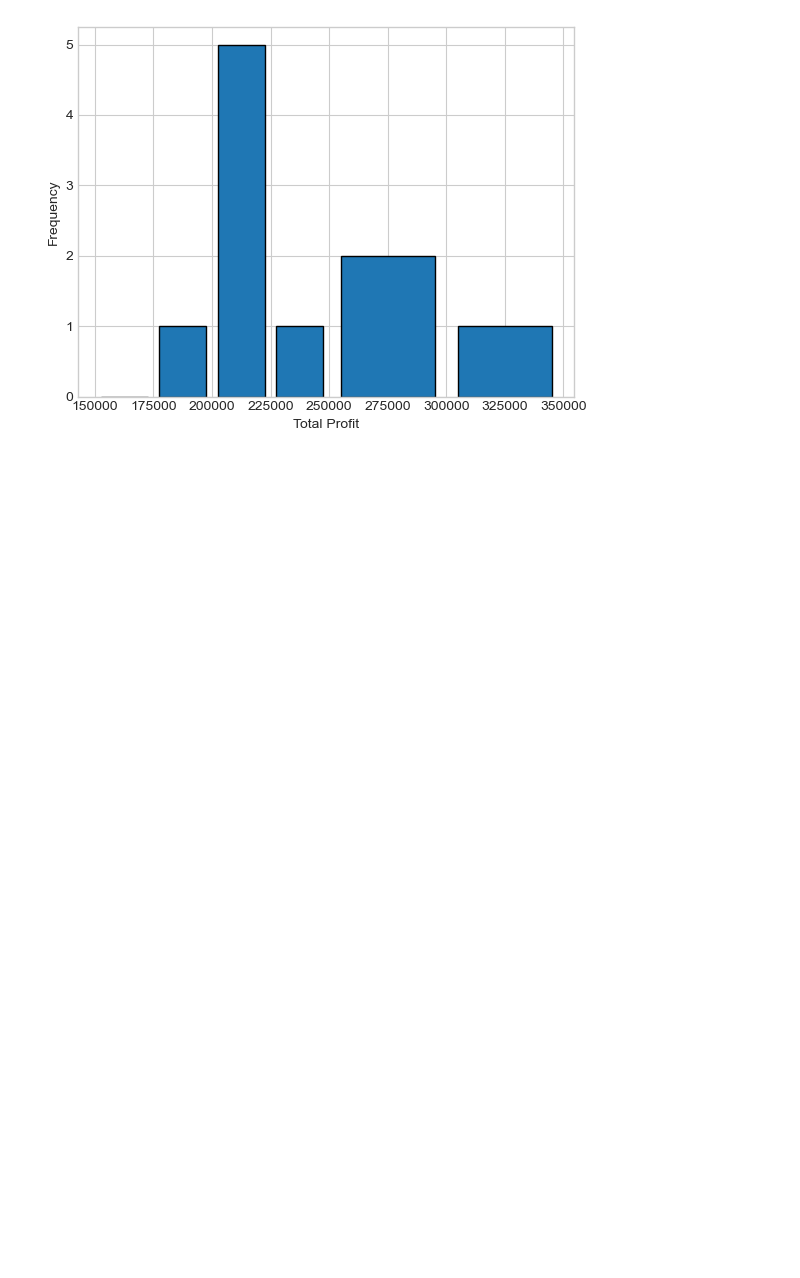
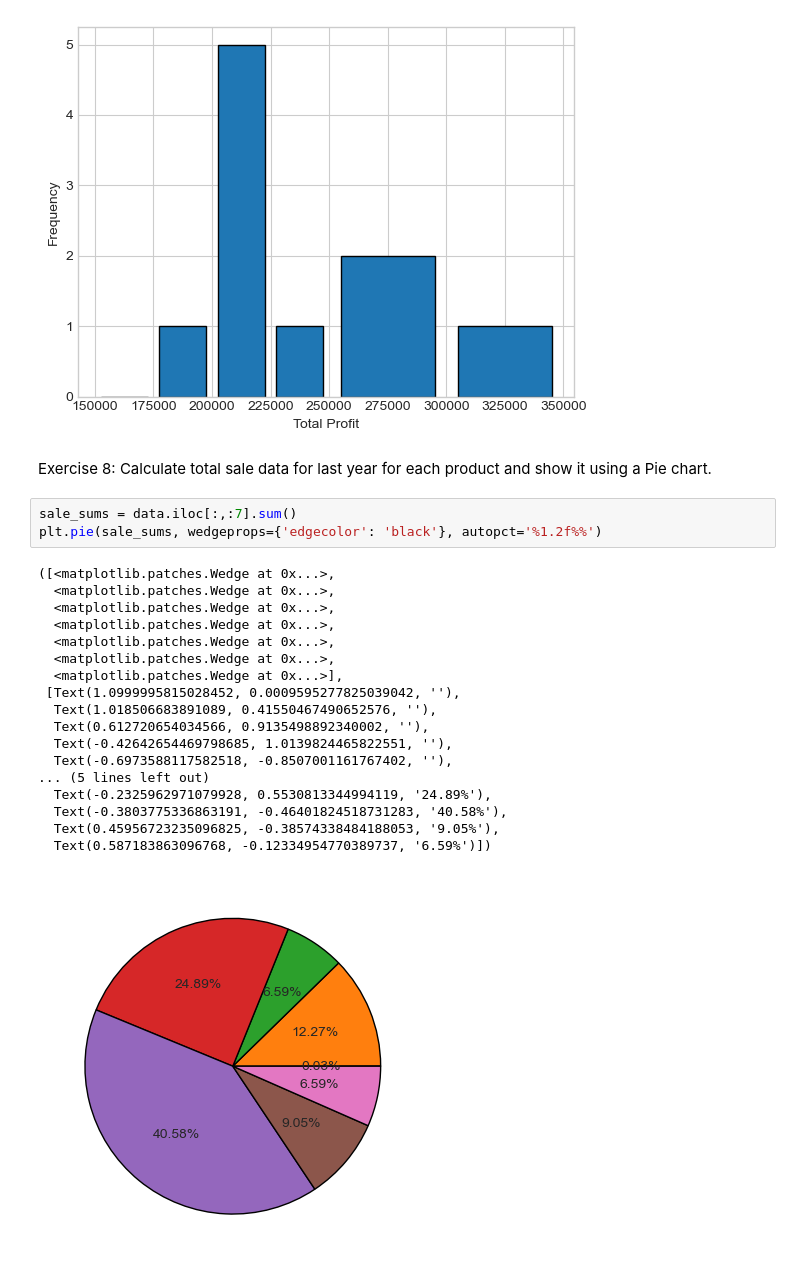
Before and after one commit to availe/CSC-245, a Jupyter notebook: lab6.ipynb, the cells around one changed output. Drawn from its saved outputs; the diff is of its cells as text; blank space fills up the shorter version.

```diff
--- a/lab6.ipynb
+++ b/lab6.ipynb
@@ -84,3 +84,27 @@ plt.ylabel('Frequency')
 # %% [output]
 Text(0, 0.5, 'Frequency')
 [figure]
+# %% [markdown]
+Exercise 8: Calculate total sale data for last year for each product and show it using a Pie chart.
+# %%
+sale_sums = data.iloc[:,:7].sum()
+plt.pie(sale_sums, wedgeprops={'edgecolor': 'black'}, autopct='%1.2f%%')
+# %% [output]
+([<matplotlib.patches.Wedge at 0x...>,
+  <matplotlib.patches.Wedge at 0x...>,
+  <matplotlib.patches.Wedge at 0x...>,
+  <matplotlib.patches.Wedge at 0x...>,
+  <matplotlib.patches.Wedge at 0x...>,
+  <matplotlib.patches.Wedge at 0x...>,
+  <matplotlib.patches.Wedge at 0x...>],
+ [Text(1.0999995815028452, 0.0009595277825039042, ''),
+  Text(1.018506683891089, 0.41550467490652576, ''),
+  Text(0.612720654034566, 0.9135498892340002, ''),
+  Text(-0.42642654469798685, 1.0139824465822551, ''),
+  Text(-0.6973588117582518, -0.8507001161767402, ''),
+... (5 lines left out)
+  Text(-0.2325962971079928, 0.5530813344994119, '24.89%'),
+  Text(-0.3803775336863191, -0.46401824518731283, '40.58%'),
+  Text(0.45956723235096825, -0.38574338484188053, '9.05%'),
+  Text(0.587183863096768, -0.12334954770389737, '6.59%')])
+[figure, added]
```
